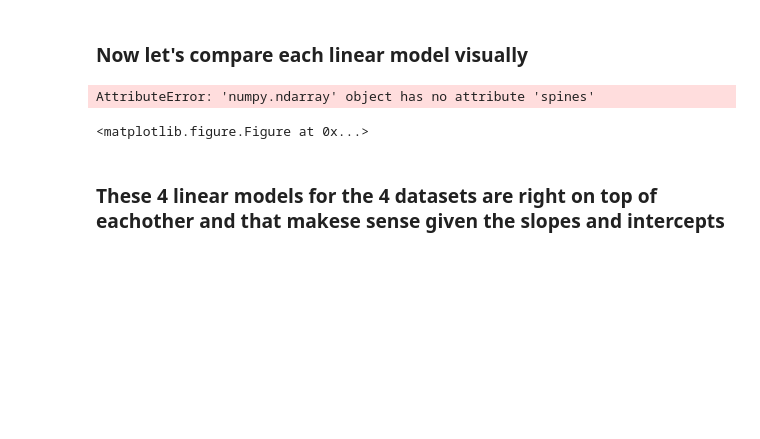
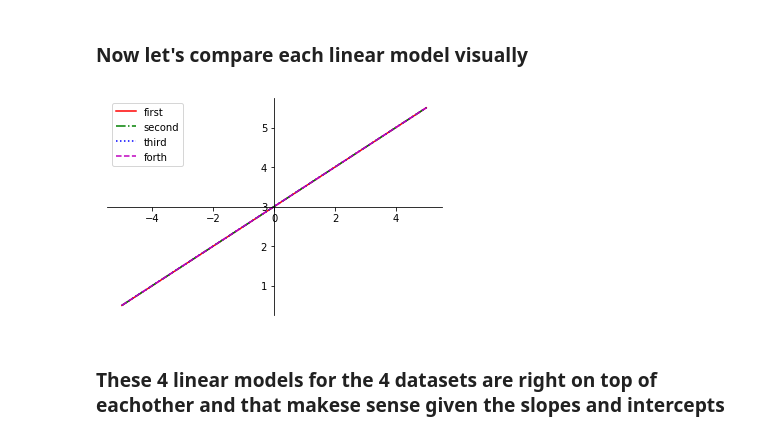
Before and after one commit to ryanorsinger/intro-to-machine-learning-workshop, a Jupyter notebook: describe-vizualize-data.ipynb, the cells around one changed output. Cells and saved outputs as stored; diff of their text form; code cells hidden in the pictures; blank space fills up the shorter version.

```diff
--- a/describe-vizualize-data.ipynb
+++ b/describe-vizualize-data.ipynb
@@ -188,24 +188,23 @@ def get_line(x, slope, intercept):
 # %%
 import matplotlib.pyplot as plt
 import numpy as np
 fig = plt.figure()
-# x = np.linspace(-5,5,100)
-ax = np.linspace(0,40,40)
+x = np.linspace(-5,5,100)
+ax = fig.add_subplot(1, 1, 1)
 ax.spines['left'].set_position('center')
 ax.spines['bottom'].set_position('center')
 ax.spines['right'].set_color('none')
 ax.spines['top'].set_color('none')
 ax.xaxis.set_ticks_position('bottom')
 ax.yaxis.set_ticks_position('left')
 plt.plot(x, first_slope * x + first_intercept, '-r', label='first')
 plt.plot(x, second_slope * x + second_intercept,'-.g', label='second')
 plt.plot(x, third_slope * x + third_intercept,':b', label='third')
 plt.plot(x, forth_slope * x + forth_intercept,'--m', label='forth')
 plt.legend(loc='upper left')
 plt.show()
 # %% [output]
-AttributeError: 'numpy.ndarray' object has no attribute 'spines'
-<matplotlib.figure.Figure at 0x...>
+[figure, added]
 # %% [markdown]
 ### These 4 linear models for the 4 datasets are right on top of eachother and that makese sense given the slopes and intercepts
 # %%
```
Also changed, not shown: parts of 2 cells of this notebook.
